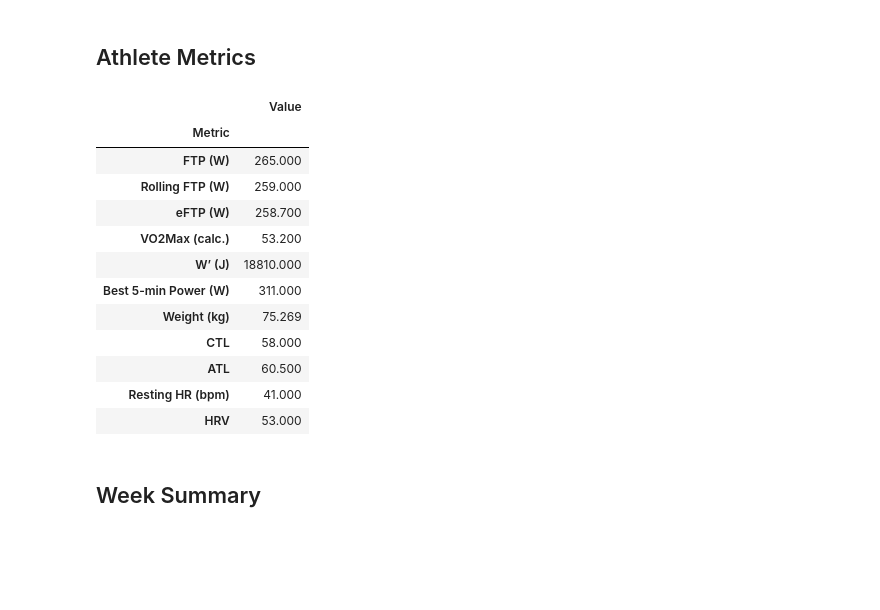
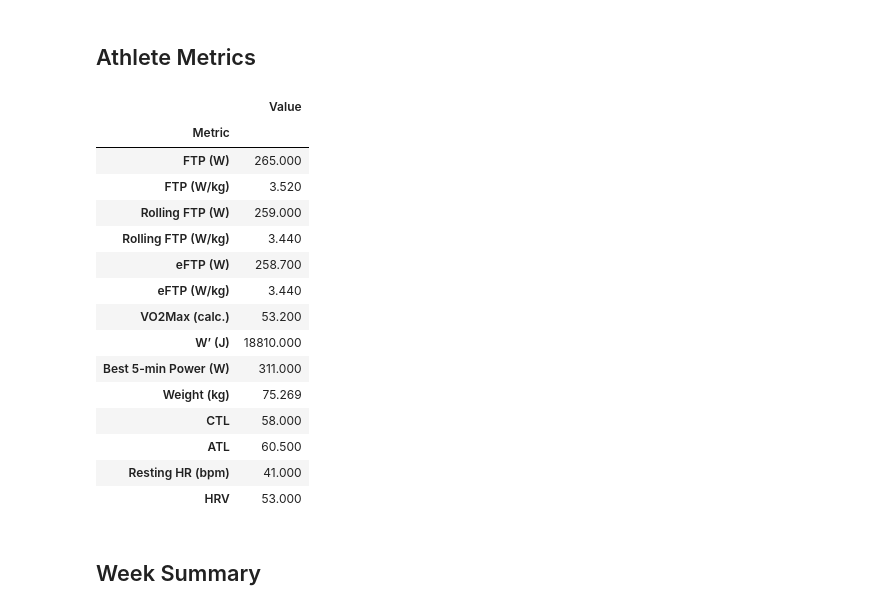
Before and after one commit to rbrands/intervals-icu-sync, a Jupyter notebook: notebooks/week_summary.ipynb, the cells around one changed output. Cells and saved outputs as stored; diff of their text form; code cells hidden in the pictures; blank space fills up the shorter version.

```diff
--- a/notebooks/week_summary.ipynb
+++ b/notebooks/week_summary.ipynb
@@ -29,28 +29,40 @@ Week starting: 2026-04-06
 ## Athlete Metrics
 # %%
 m = data.get("metrics", {})
+weight = m.get("weight") or 0
+
+def w_per_kg(watts):
+    if watts and weight:
+        return round(watts / weight, 2)
+    return None
 
 metrics_display = {
     "FTP (W)": m.get("ftp"),
+    "FTP (W/kg)": w_per_kg(m.get("ftp")),
     "Rolling FTP (W)": m.get("rolling_ftp"),
+    "Rolling FTP (W/kg)": w_per_kg(m.get("rolling_ftp")),
     "eFTP (W)": round(m.get("eftp", 0), 1),
+    "eFTP (W/kg)": w_per_kg(m.get("eftp")),
     "VO2Max (calc.)": m.get("vo2max"),
     "W\u2019 (J)": m.get("w_prime"),
     "Best 5-min Power (W)": m.get("p5min"),
-    "Weight (kg)": m.get("weight"),
+    "Weight (kg)": weight,
     "CTL": round(m.get("ctl", 0), 1),
     "ATL": round(m.get("atl", 0), 1),
     "Resting HR (bpm)": m.get("resting_hr"),
     "HRV": m.get("hrv"),
 }
 
 pd.DataFrame(list(metrics_display.items()), columns=["Metric", "Value"]).set_index("Metric")
 # %% [output]
 |  | Value |
 | Metric |  |
 | FTP (W) | 265.000 |
+| FTP (W/kg) | 3.520 |
 | Rolling FTP (W) | 259.000 |
+| Rolling FTP (W/kg) | 3.440 |
 | eFTP (W) | 258.700 |
+| eFTP (W/kg) | 3.440 |
 | VO2Max (calc.) | 53.200 |
 | W’ (J) | 18810.000 |
 | Best 5-min Power (W) | 311.000 |
```
Also changed, not shown: 1 other file.
